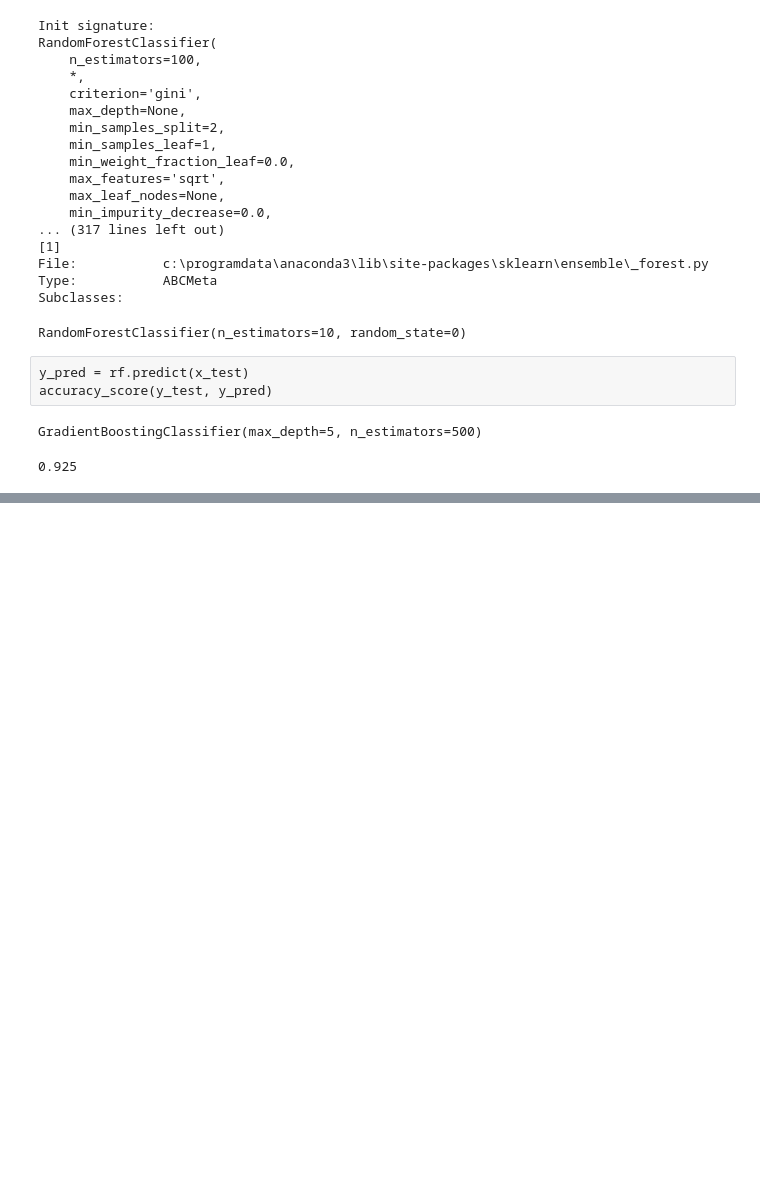
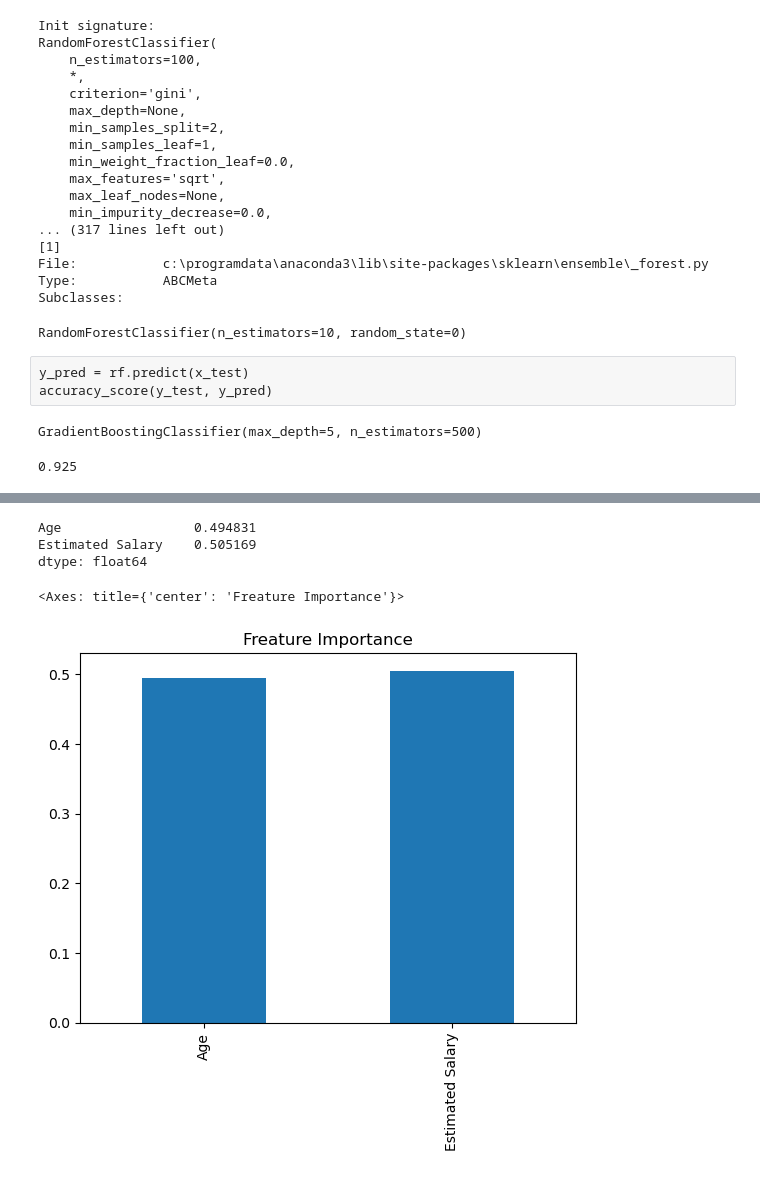
Before and after one commit to ksalung/python, a Jupyter notebook: RandomForest.ipynb, the cells around one changed output, grey strips where cells are left out. Cells and saved outputs as stored; diff of their text form; code cells hidden in the pictures; blank space fills up the shorter version.

```diff
--- a/RandomForest.ipynb
+++ b/RandomForest.ipynb
@@ -72,0 +121,12 @@ accuracy_score(y_test, y_pred)
+# %%
+feature_imp=pd.Series(gb.feature_importances_,['Age','Estimated Salary'])
+feature_imp
+# %% [output]
+Age                 0.494831
+Estimated Salary    0.505169
+dtype: float64
+# %%
+feature_imp.plot(kind='bar', title='Freature Importance')
+# %% [output]
+<Axes: title={'center': 'Freature Importance'}>
+[figure, added]
```
Also changed, not shown: parts of 7 cells of this notebook, 2 other files.
